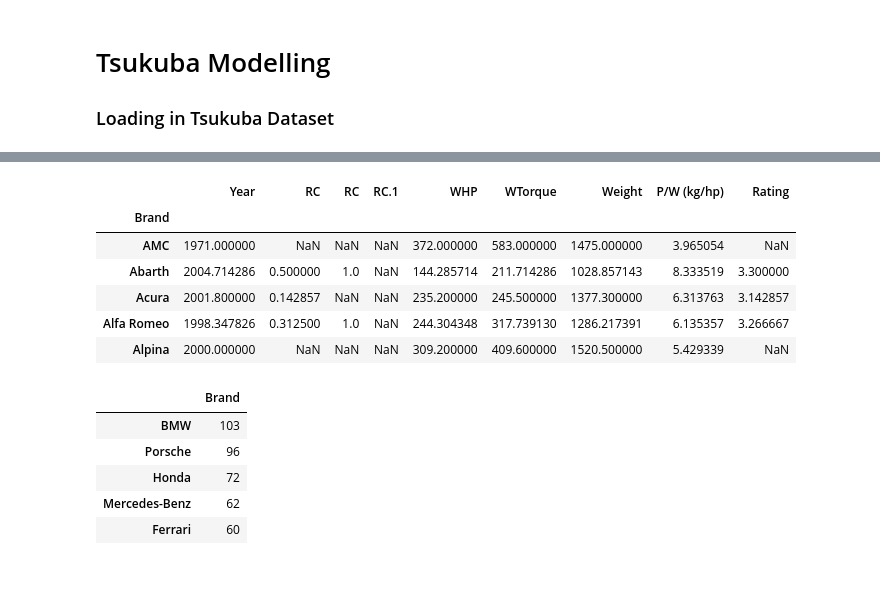
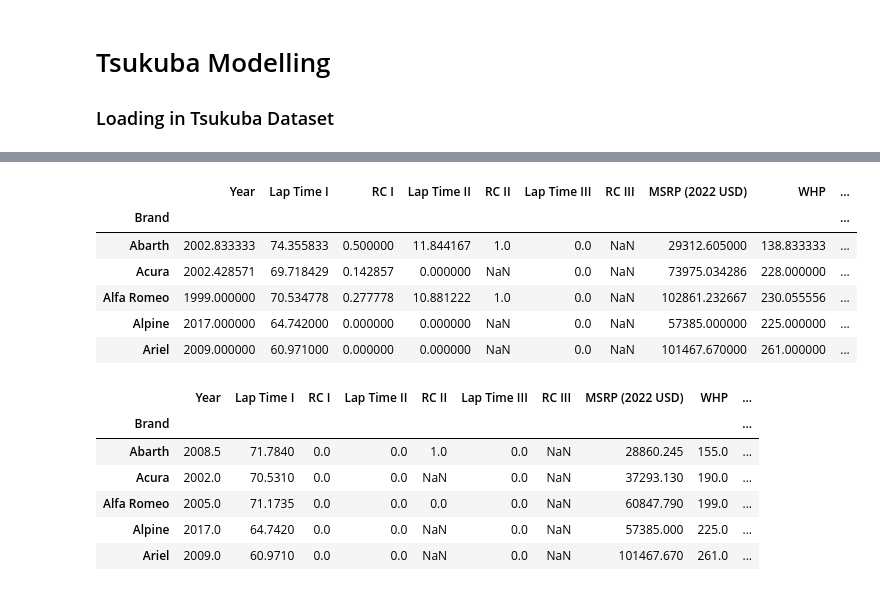
Before and after one commit to zaki1503/tsukuba_modelling, a Jupyter notebook: TsukubaNotebook.ipynb, the cells around one changed output, grey strips where cells are left out. Saved outputs shown, nothing was run; the diff lists cells and outputs as text; code cells hidden in the pictures.

```diff
--- a/TsukubaNotebook.ipynb
+++ b/TsukubaNotebook.ipynb
@@ -62,3 +13,38 @@ False
+# %%
+tsukuba = pd.read_csv("data/tsukuba_ac.csv").iloc[:,:24]
+tsukuba = tsukuba[tsukuba['P/W (hp/t)'] != '#DIV/0!']
+tsukuba['P/W (hp/t)'] = tsukuba['P/W (hp/t)'].apply(np.float64)
+tsukuba['Year'] = tsukuba['Year'].apply(np.float64)
+tsukuba.dropna(axis=0, how='all', inplace=True)
+
+
+def lt_in_seconds(time):
+    minutes, seconds = time.strip().split(':')
+    return 60*np.float64(minutes) + np.float64(seconds)
+
+def msrp_float(msrp):
+    if pd.isna(msrp):
+        return np.float64(None)
+    else:
+        msrp = msrp.replace('$','').replace(',','').replace('>','')
+        return np.float64(msrp)
+
+tsukuba['MSRP (2022 USD)'] = tsukuba['MSRP (2022 USD)'].apply(msrp_float)
+
+z='0:00.000'
+tsukuba['Lap Time I']= tsukuba['Lap Time I'].fillna(z).apply(lt_in_seconds)
+tsukuba['Lap Time II']= tsukuba['Lap Time II'].fillna(z).apply(lt_in_seconds)
+tsukuba['Lap Time III']= tsukuba['Lap Time III'].fillna(z).apply(lt_in_seconds)
+
+tsukuba_timed = (
+    tsukuba.loc[tsukuba['Lap Time I'] > 0]
+)
+
+tsukuba_irl = (
+    tsukuba.loc[tsukuba['Source']=='irl']
+    .drop(columns=['Author']))
+
+tsukuba_ac = tsukuba.loc[tsukuba['Source']!='irl']
 # %%
 txt = " ({numcar} cars)"
 
@@ -138,17 +156,20 @@ y = sns.histplot(
 # %%
-display(pd.DataFrame(tsukuba.groupby('Brand').mean()).head())
-display(pd.DataFrame(tsukuba.Brand.value_counts()).head())
+tsukuba_brand_mu = pd.DataFrame(tsukuba_timed.groupby('Brand').mean())
+tsukuba_brand_med = pd.DataFrame(tsukuba_timed.groupby('Brand').median())
+display(tsukuba_brand_mu.head())
+display(tsukuba_brand_med.head())
 # %% [output]
-|  | Year | RC | RC | RC.1 | WHP | WTorque | Weight | P/W (kg/hp) | Rating |
-| Brand |  |  |  |  |  |  |  |  |  |
-| AMC | 1971.000000 | NaN | NaN | NaN | 372.000000 | 583.000000 | 1475.000000 | 3.965054 | NaN |
-| Abarth | 2004.714286 | 0.500000 | 1.0 | NaN | 144.285714 | 211.714286 | 1028.857143 | 8.333519 | 3.300000 |
-| Acura | 2001.800000 | 0.142857 | NaN | NaN | 235.200000 | 245.500000 | 1377.300000 | 6.313763 | 3.142857 |
-| Alfa Romeo | 1998.347826 | 0.312500 | 1.0 | NaN | 244.304348 | 317.739130 | 1286.217391 | 6.135357 | 3.266667 |
-| Alpina | 2000.000000 | NaN | NaN | NaN | 309.200000 | 409.600000 | 1520.500000 | 5.429339 | NaN |
+|  | Year | Lap Time I | RC I | Lap Time II | RC II | Lap Time III | RC III | MSRP (2022 USD) | WHP | ... |
+| Brand |  |  |  |  |  |  |  |  |  | ... |
+| Abarth | 2002.833333 | 74.355833 | 0.500000 | 11.844167 | 1.0 | 0.0 | NaN | 29312.605000 | 138.833333 | ... |
+| Acura | 2002.428571 | 69.718429 | 0.142857 | 0.000000 | NaN | 0.0 | NaN | 73975.034286 | 228.000000 | ... |
+| Alfa Romeo | 1999.000000 | 70.534778 | 0.277778 | 10.881222 | 1.0 | 0.0 | NaN | 102861.232667 | 230.055556 | ... |
+| Alpine | 2017.000000 | 64.742000 | 0.000000 | 0.000000 | NaN | 0.0 | NaN | 57385.000000 | 225.000000 | ... |
+| Ariel | 2009.000000 | 60.971000 | 0.000000 | 0.000000 | NaN | 0.0 | NaN | 101467.670000 | 261.000000 | ... |
-|  | Brand |
-| BMW | 103 |
-| Porsche | 96 |
-| Honda | 72 |
-| Mercedes-Benz | 62 |
-| Ferrari | 60 |
+|  | Year | Lap Time I | RC I | Lap Time II | RC II | Lap Time III | RC III | MSRP (2022 USD) | WHP | ... |
+| Brand |  |  |  |  |  |  |  |  |  | ... |
+| Abarth | 2008.5 | 71.7840 | 0.0 | 0.0 | 1.0 | 0.0 | NaN | 28860.245 | 155.0 | ... |
+| Acura | 2002.0 | 70.5310 | 0.0 | 0.0 | NaN | 0.0 | NaN | 37293.130 | 190.0 | ... |
+| Alfa Romeo | 2005.0 | 71.1735 | 0.0 | 0.0 | 0.0 | 0.0 | NaN | 60847.790 | 199.0 | ... |
+| Alpine | 2017.0 | 64.7420 | 0.0 | 0.0 | NaN | 0.0 | NaN | 57385.000 | 225.0 | ... |
+| Ariel | 2009.0 | 60.9710 | 0.0 | 0.0 | NaN | 0.0 | NaN | 101467.670 | 261.0 | ... |
```
Also changed, not shown: parts of 9 cells of this notebook, 3 other files.
